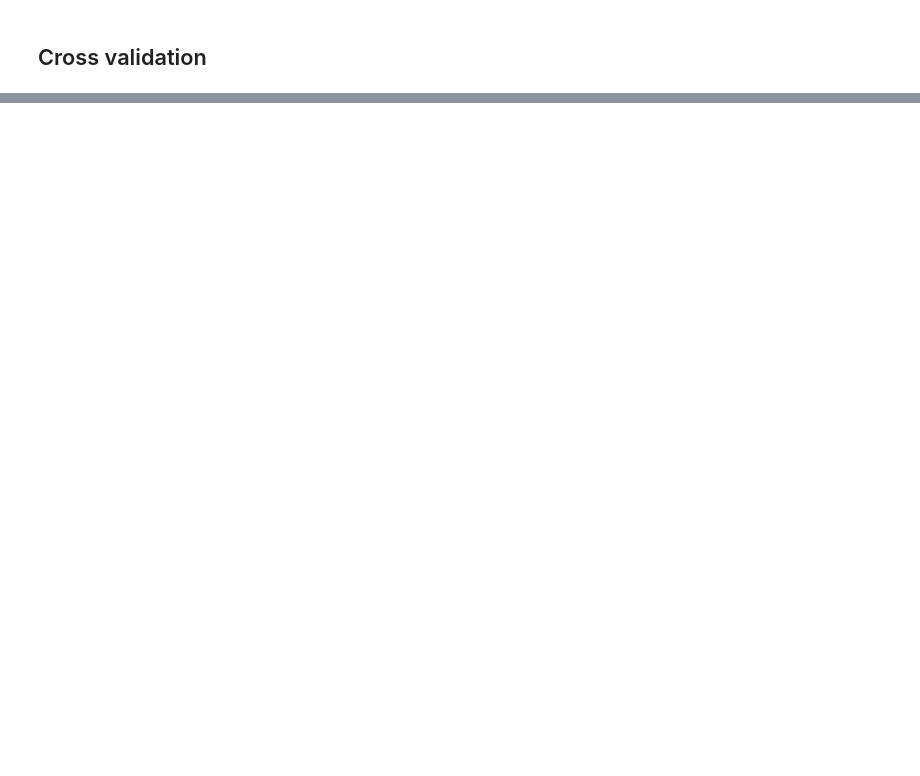
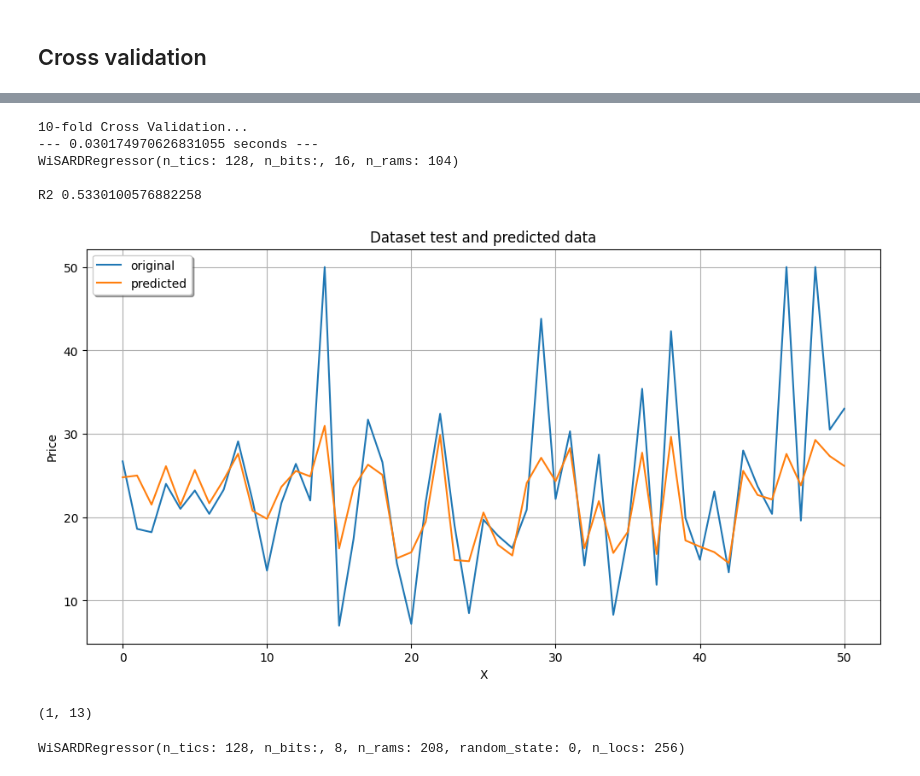
Before and after one commit to giordamaug/WisardLib4Python, a Jupyter notebook: test_regressor.ipynb, the cells around one changed output, grey strips where cells are left out. Drawn from its saved outputs; the diff is of its cells as text; code cells hidden in the pictures; blank space fills up the shorter version.

```diff
--- a/test_regressor.ipynb
+++ b/test_regressor.ipynb
@@ -82,0 +68,47 @@ WiSARDRegressor(n_tics: 1024, n_bits:, 16, n_rams: 0)
+# %%
+import sklearn.metrics as metrics
+from sklearn.model_selection import train_test_split
+from sklearnapi import WiSARDRegressor
+import matplotlib.pyplot as plt
+import time
+regr = WiSARDRegressor(n_bits=32, n_tics=128,random_state=0, code='t', debug=False)
+start = time.time()
+print(f"{folds}-fold Cross Validation...")
+X_train, X_test, y_train, y_test = train_test_split(X, y, test_size=10 / 100.0)
+y_pred = regr.fit(X_train, y_train).predict(X_test)
+targets = y_test
+print("--- %s seconds ---" % (time.time() - start))
+print(f'{regr}')
+print(f"R2 {metrics.r2_score(targets, y_pred)}")
+x_ax = range(len(targets))
+plt.figure(figsize=(12, 6))
+plt.plot(x_ax, targets, label="original")
+plt.plot(x_ax, y_pred, label="predicted")
+plt.title("Dataset test and predicted data")
+plt.xlabel('X')
+plt.ylabel('Price')
+plt.legend(loc='best',fancybox=True, shadow=True)
+plt.grid(True)
+plt.show()
+# %% [output]
+10-fold Cross Validation...
+--- 0.030174970626831055 seconds ---
+WiSARDRegressor(n_tics: 128, n_bits:, 16, n_rams: 104)
+
+R2 0.5330100576882258
+[figure, added]
+# %%
+X[0:1,:].shape
+# %% [output]
+(1, 13)
+# %%
+import sklearn.metrics as metrics
+from sklearn.model_selection import train_test_split
+from sklearnapi import WiSARDRegressor
+import matplotlib.pyplot as plt
+import time
+regr = WiSARDRegressor(n_bits=8, n_tics=128,
+                       random_state=0, code='t', debug=False)
+regr.fit(np.empty((100,13)), np.empty(100))
+# %% [output]
+WiSARDRegressor(n_tics: 128, n_bits:, 8, n_rams: 208, random_state: 0, n_locs: 256)
```
Also changed, not shown: parts of 2 cells of this notebook, 8 other files.
